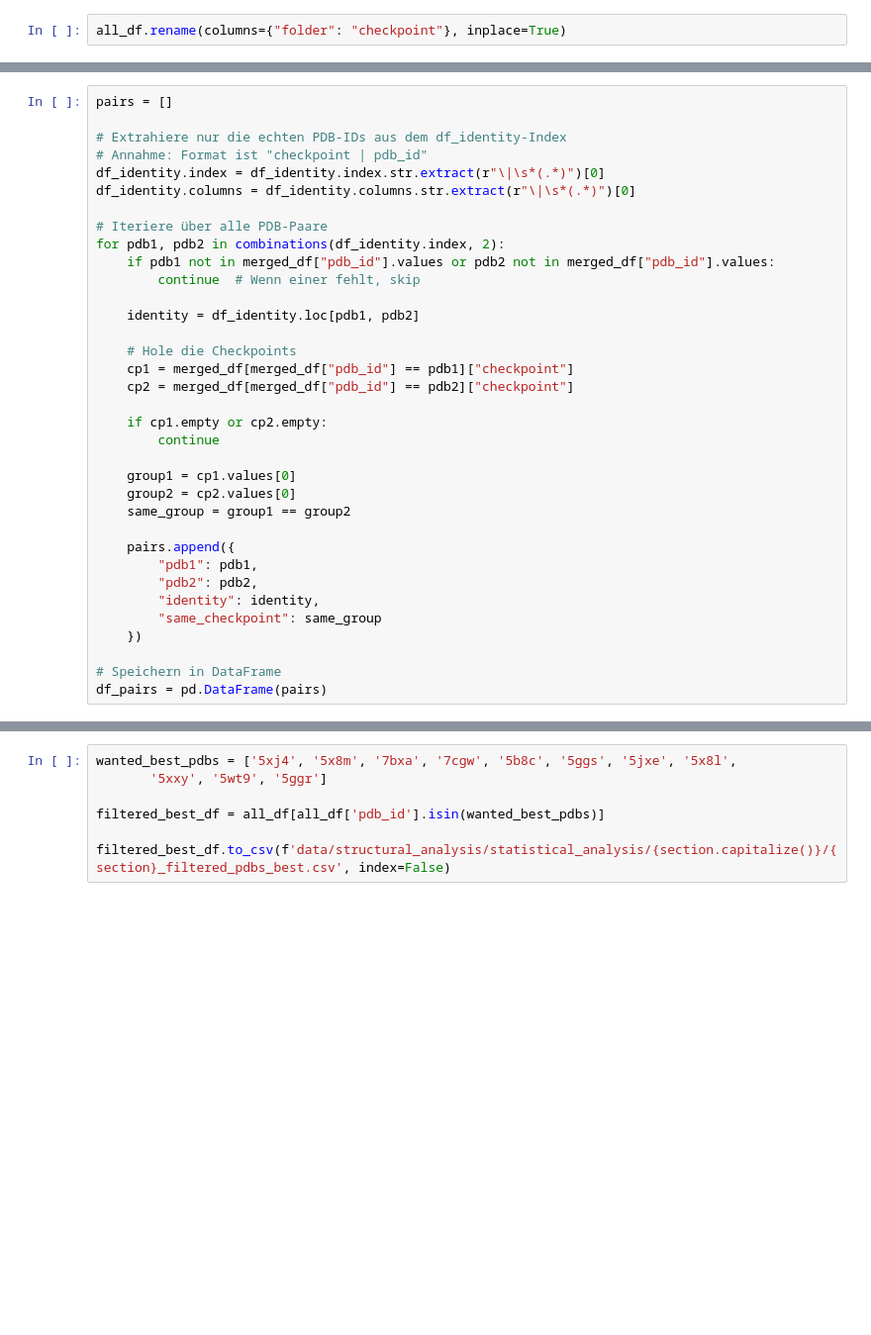
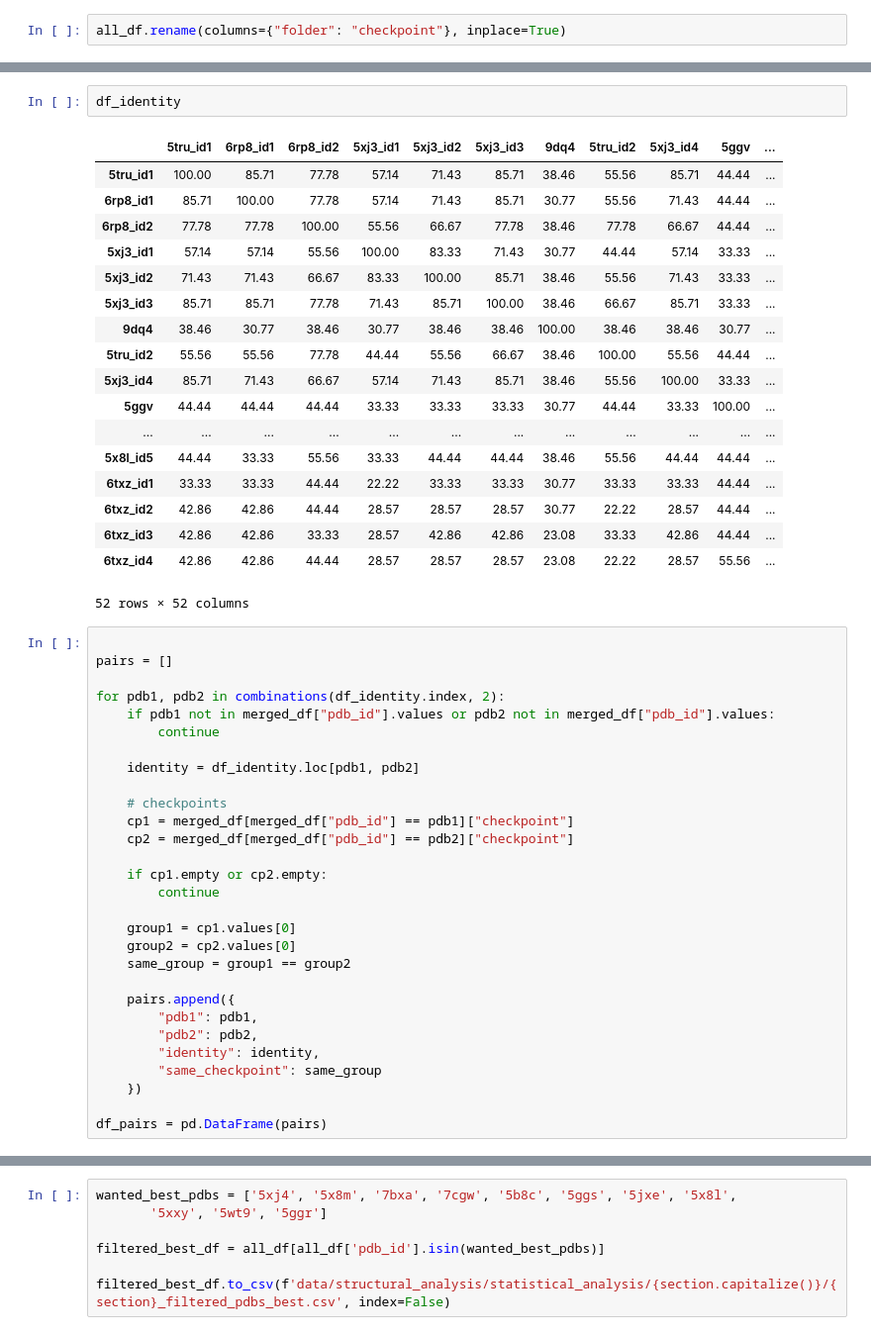
Before and after one commit to datascience-2025-group4/group04-team01, a Jupyter notebook: Statistical_Analysis_Paratope_Interface.ipynb, the cells around one changed output, grey strips where cells are left out. Shown at 99% size. Drawn from its saved outputs; the diff is of its cells as text; blank space fills up the shorter version.

```diff
--- a/Statistical_Analysis_Paratope_Interface.ipynb
+++ b/Statistical_Analysis_Paratope_Interface.ipynb
@@ -342,19 +337,35 @@ NameError: name 'df_identity' is not defined
+# %%
+df_identity
+# %% [output]
+|  | 5tru_id1 | 6rp8_id1 | 6rp8_id2 | 5xj3_id1 | 5xj3_id2 | 5xj3_id3 | 9dq4 | 5tru_id2 | 5xj3_id4 | 5ggv | ... |
+| 5tru_id1 | 100.00 | 85.71 | 77.78 | 57.14 | 71.43 | 85.71 | 38.46 | 55.56 | 85.71 | 44.44 | ... |
+| 6rp8_id1 | 85.71 | 100.00 | 77.78 | 57.14 | 71.43 | 85.71 | 30.77 | 55.56 | 71.43 | 44.44 | ... |
+| 6rp8_id2 | 77.78 | 77.78 | 100.00 | 55.56 | 66.67 | 77.78 | 38.46 | 77.78 | 66.67 | 44.44 | ... |
+| 5xj3_id1 | 57.14 | 57.14 | 55.56 | 100.00 | 83.33 | 71.43 | 30.77 | 44.44 | 57.14 | 33.33 | ... |
+| 5xj3_id2 | 71.43 | 71.43 | 66.67 | 83.33 | 100.00 | 85.71 | 38.46 | 55.56 | 71.43 | 33.33 | ... |
+| 5xj3_id3 | 85.71 | 85.71 | 77.78 | 71.43 | 85.71 | 100.00 | 38.46 | 66.67 | 85.71 | 33.33 | ... |
+| 9dq4 | 38.46 | 30.77 | 38.46 | 30.77 | 38.46 | 38.46 | 100.00 | 38.46 | 38.46 | 30.77 | ... |
+| 5tru_id2 | 55.56 | 55.56 | 77.78 | 44.44 | 55.56 | 66.67 | 38.46 | 100.00 | 55.56 | 44.44 | ... |
+| 5xj3_id4 | 85.71 | 71.43 | 66.67 | 57.14 | 71.43 | 85.71 | 38.46 | 55.56 | 100.00 | 33.33 | ... |
+| 5ggv | 44.44 | 44.44 | 44.44 | 33.33 | 33.33 | 33.33 | 30.77 | 44.44 | 33.33 | 100.00 | ... |
+| ... | ... | ... | ... | ... | ... | ... | ... | ... | ... | ... | ... |
+| 5x8l_id5 | 44.44 | 33.33 | 55.56 | 33.33 | 44.44 | 44.44 | 38.46 | 55.56 | 44.44 | 44.44 | ... |
+| 6txz_id1 | 33.33 | 33.33 | 44.44 | 22.22 | 33.33 | 33.33 | 30.77 | 33.33 | 33.33 | 44.44 | ... |
+| 6txz_id2 | 42.86 | 42.86 | 44.44 | 28.57 | 28.57 | 28.57 | 30.77 | 22.22 | 28.57 | 44.44 | ... |
+| 6txz_id3 | 42.86 | 42.86 | 33.33 | 28.57 | 42.86 | 42.86 | 23.08 | 33.33 | 42.86 | 44.44 | ... |
+| 6txz_id4 | 42.86 | 42.86 | 44.44 | 28.57 | 28.57 | 28.57 | 23.08 | 22.22 | 28.57 | 55.56 | ... |
+52 rows × 52 columns
 # %%
+
 pairs = []
 
-# Extrahiere nur die echten PDB-IDs aus dem df_identity-Index
-# Annahme: Format ist "checkpoint | pdb_id"
-df_identity.index = df_identity.index.str.extract(r"\|\s*(.*)")[0]
-df_identity.columns = df_identity.columns.str.extract(r"\|\s*(.*)")[0]
-
-# Iteriere über alle PDB-Paare
 for pdb1, pdb2 in combinations(df_identity.index, 2):
     if pdb1 not in merged_df["pdb_id"].values or pdb2 not in merged_df["pdb_id"].values:
-        continue  # Wenn einer fehlt, skip
+        continue
 
     identity = df_identity.loc[pdb1, pdb2]
 
-    # Hole die Checkpoints
+    # checkpoints
     cp1 = merged_df[merged_df["pdb_id"] == pdb1]["checkpoint"]
     cp2 = merged_df[merged_df["pdb_id"] == pdb2]["checkpoint"]
 
@@ -372,7 +383,6 @@ for pdb1, pdb2 in combinations(df_identity.index, 2):
         "same_checkpoint": same_group
     })
 
-# Speichern in DataFrame
 df_pairs = pd.DataFrame(pairs)
 # %%
 from scipy.stats import mannwhitneyu
```
Also changed, not shown: parts of 13 cells of this notebook, 9 other files.
